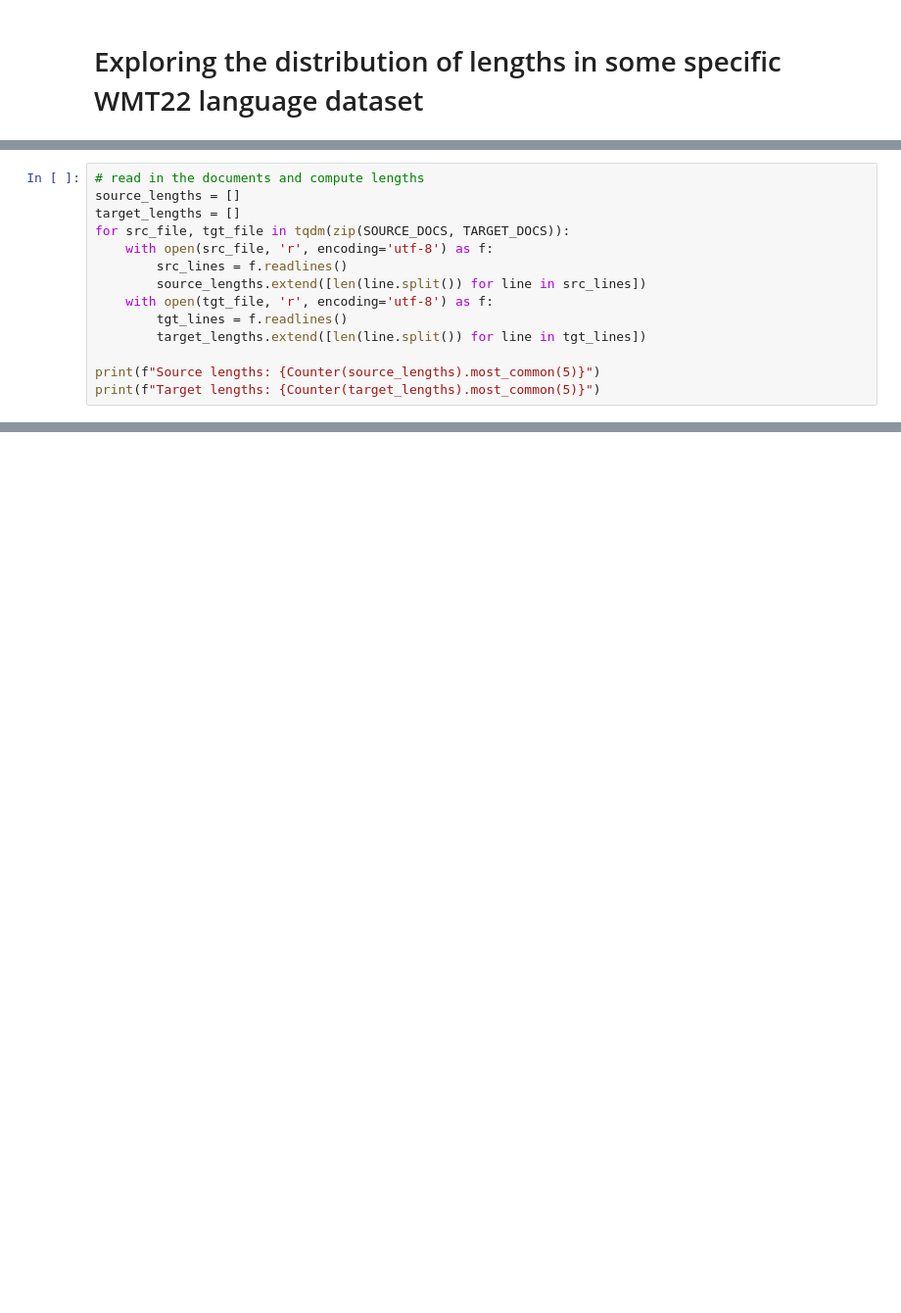
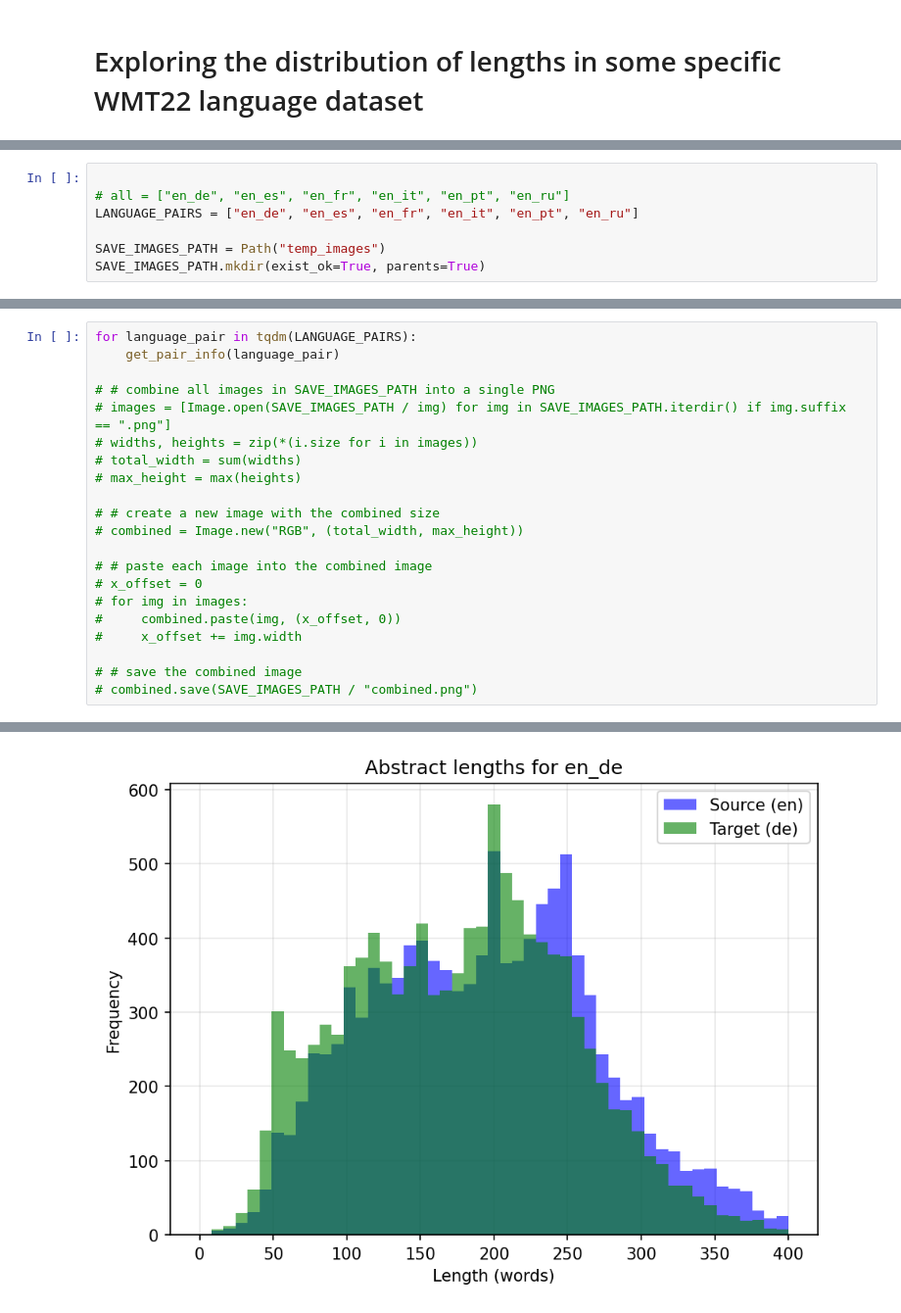
Before and after one commit to julianbibo/dl4nlp-project, a Jupyter notebook: notebooks/explore_wmt22.ipynb, the cells around one changed output, grey strips where cells are left out. Shown at 98% size. Saved outputs shown, nothing was run; the diff lists cells and outputs as text; blank space fills up the shorter version.

```diff
--- a/notebooks/explore_wmt22.ipynb
+++ b/notebooks/explore_wmt22.ipynb
@@ -25,14 +8,0 @@ Found 18572 source documents and 18572 target documents.
-# %%
-# read in the documents and compute lengths
-source_lengths = []
-target_lengths = []
-for src_file, tgt_file in tqdm(zip(SOURCE_DOCS, TARGET_DOCS)):
-    with open(src_file, 'r', encoding='utf-8') as f:
-        src_lines = f.readlines()
-        source_lengths.extend([len(line.split()) for line in src_lines])
-    with open(tgt_file, 'r', encoding='utf-8') as f:
-        tgt_lines = f.readlines()
-        target_lengths.extend([len(line.split()) for line in tgt_lines])
-
-print(f"Source lengths: {Counter(source_lengths).most_common(5)}")
-print(f"Target lengths: {Counter(target_lengths).most_common(5)}")
@@ -69,0 +9,7 @@ plt.show()
+# %%
+
+# all = ["en_de", "en_es", "en_fr", "en_it", "en_pt", "en_ru"]
+LANGUAGE_PAIRS = ["en_de", "en_es", "en_fr", "en_it", "en_pt", "en_ru"]
+
+SAVE_IMAGES_PATH = Path("temp_images")
+SAVE_IMAGES_PATH.mkdir(exist_ok=True, parents=True)
@@ -69,0 +88,22 @@ plt.show()
+# %%
+for language_pair in tqdm(LANGUAGE_PAIRS):
+    get_pair_info(language_pair)
+
+# # combine all images in SAVE_IMAGES_PATH into a single PNG
+# images = [Image.open(SAVE_IMAGES_PATH / img) for img in SAVE_IMAGES_PATH.iterdir() if img.suffix == ".png"]
+# widths, heights = zip(*(i.size for i in images))
+# total_width = sum(widths)
+# max_height = max(heights)
+
+# # create a new image with the combined size
+# combined = Image.new("RGB", (total_width, max_height))
+
+# # paste each image into the combined image
+# x_offset = 0
+# for img in images:
+#     combined.paste(img, (x_offset, 0))
+#     x_offset += img.width
+
+# # save the combined image
+# combined.save(SAVE_IMAGES_PATH / "combined.png")
+# %% [output]
@@ -69,0 +123 @@ plt.show()
+[figure, added]
```
Also changed, not shown: parts of 6 cells of this notebook, 13 other files.
